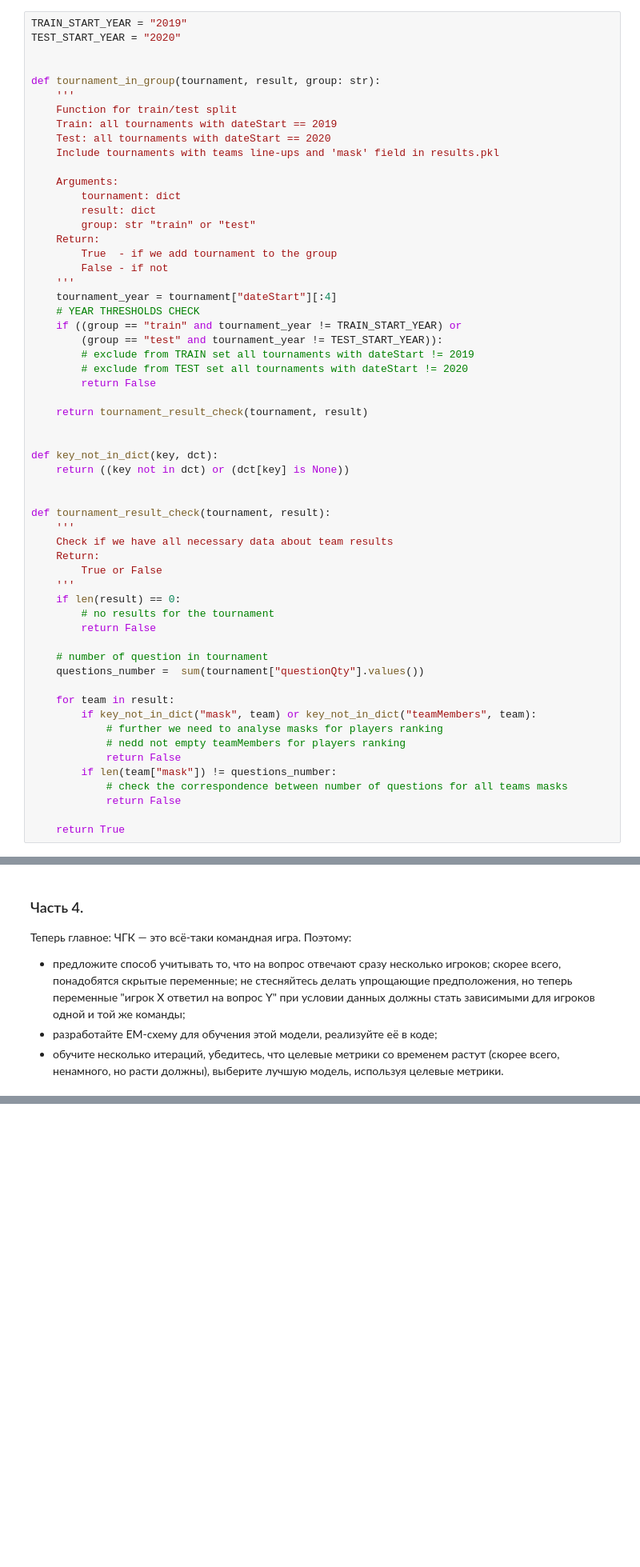
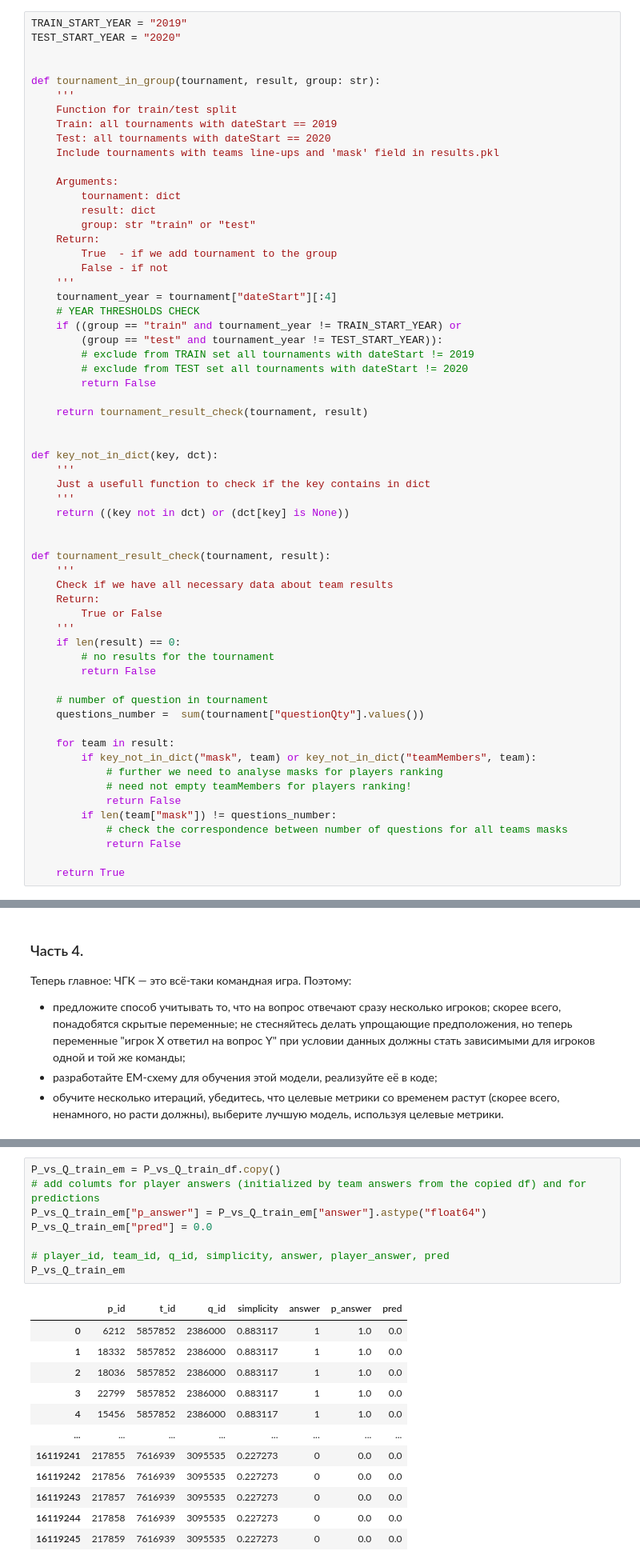
Before and after one commit to Den4S/made22-advanced-ml, a Jupyter notebook: hw-2/what-where-why.ipynb, the cells around one changed output, grey strips where cells are left out. Shown at 80% size. Drawn from its saved outputs; the diff is of its cells as text; blank space fills up the shorter version.

```diff
--- a/hw-2/what-where-why.ipynb
+++ b/hw-2/what-where-why.ipynb
@@ -118,6 +118,9 @@ def tournament_in_group(tournament, result, group: str):
 
 
 def key_not_in_dict(key, dct):
+    '''
+    Just a usefull function to check if the key contains in dict
+    '''
     return ((key not in dct) or (dct[key] is None))
 
 
@@ -137,7 +140,7 @@ def tournament_result_check(tournament, result):
     for team in result:
         if key_not_in_dict("mask", team) or key_not_in_dict("teamMembers", team):
             # further we need to analyse masks for players ranking
-            # nedd not empty teamMembers for players ranking
+            # need not empty teamMembers for players ranking!
             return False
         if len(team["mask"]) != questions_number:
             # check the correspondence between number of questions for all teams masks
@@ -615,0 +649,21 @@ Wall time: 2.93 s
+# %%
+P_vs_Q_train_em = P_vs_Q_train_df.copy()
+# add columts for player answers (initialized by team answers from the copied df) and for predictions
+P_vs_Q_train_em["p_answer"] = P_vs_Q_train_em["answer"].astype("float64")
+P_vs_Q_train_em["pred"] = 0.0
+
+# player_id, team_id, q_id, simplicity, answer, player_answer, pred
+P_vs_Q_train_em
+# %% [output]
+|  | p_id | t_id | q_id | simplicity | answer | p_answer | pred |
+| 0 | 6212 | 5857852 | 2386000 | 0.883117 | 1 | 1.0 | 0.0 |
+| 1 | 18332 | 5857852 | 2386000 | 0.883117 | 1 | 1.0 | 0.0 |
+| 2 | 18036 | 5857852 | 2386000 | 0.883117 | 1 | 1.0 | 0.0 |
+| 3 | 22799 | 5857852 | 2386000 | 0.883117 | 1 | 1.0 | 0.0 |
+| 4 | 15456 | 5857852 | 2386000 | 0.883117 | 1 | 1.0 | 0.0 |
+| ... | ... | ... | ... | ... | ... | ... | ... |
+| 16119241 | 217855 | 7616939 | 3095535 | 0.227273 | 0 | 0.0 | 0.0 |
+| 16119242 | 217856 | 7616939 | 3095535 | 0.227273 | 0 | 0.0 | 0.0 |
+| 16119243 | 217857 | 7616939 | 3095535 | 0.227273 | 0 | 0.0 | 0.0 |
+| 16119244 | 217858 | 7616939 | 3095535 | 0.227273 | 0 | 0.0 | 0.0 |
+| 16119245 | 217859 | 7616939 | 3095535 | 0.227273 | 0 | 0.0 | 0.0 |
```
Also changed, not shown: parts of 68 cells of this notebook, 4 other files.
